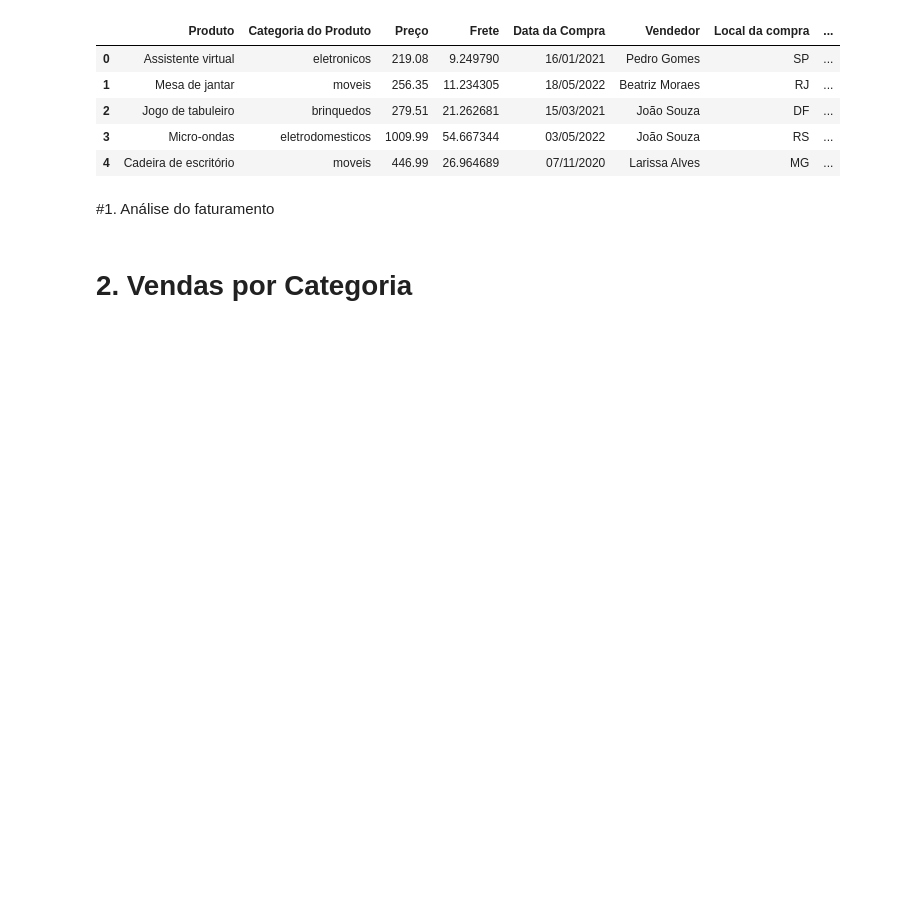
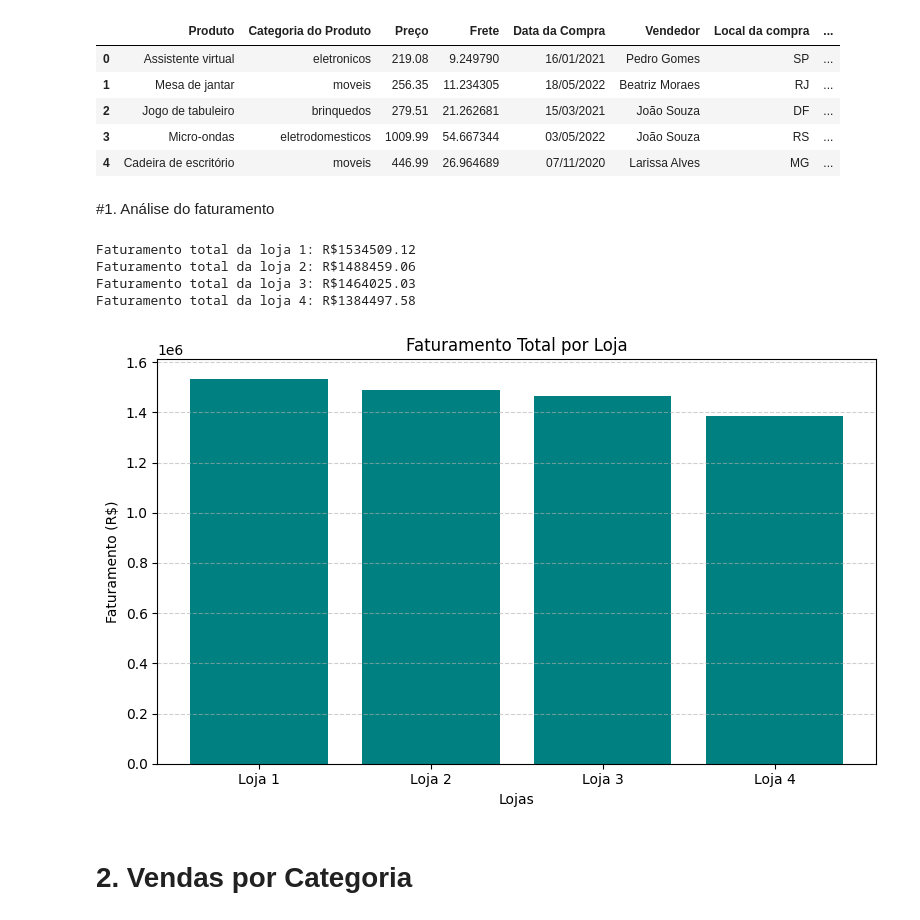
Before and after one commit to AzKatrine/challenge_one_data_science, a Jupyter notebook: AluraStoreBr.ipynb, the cells around one changed output. Drawn from its saved outputs; the diff is of its cells as text; code cells hidden in the pictures; blank space fills up the shorter version.

```diff
--- a/AluraStoreBr.ipynb
+++ b/AluraStoreBr.ipynb
@@ -25,5 +25,38 @@ loja.head()
 | 4 | Cadeira de escritório | moveis | 446.99 | 26.964689 | 07/11/2020 | Larissa Alves | MG | ... |
 # %% [markdown]
 #1. Análise do faturamento
+# %%
+faturamento_loja = loja['Preço'].sum()
+faturamento_loja2 = loja2['Preço'].sum()
+faturamento_loja3 = loja3['Preço'].sum()
+faturamento_loja4 = loja4['Preço'].sum()
+
+print(f'Faturamento total da loja 1: R${faturamento_loja:.2f}')
+print(f'Faturamento total da loja 2: R${faturamento_loja2:.2f}')
+print(f'Faturamento total da loja 3: R${faturamento_loja3:.2f}')
+print(f'Faturamento total da loja 4: R${faturamento_loja4:.2f}')
+# %% [output]
+Faturamento total da loja 1: R$1534509.12
+Faturamento total da loja 2: R$1488459.06
+Faturamento total da loja 3: R$1464025.03
+Faturamento total da loja 4: R$1384497.58
+# %%
+import matplotlib.pyplot as plt
+
+# Dados para o gráfico
+lojas = ['Loja 1', 'Loja 2', 'Loja 3', 'Loja 4']
+faturamentos = [faturamento_loja, faturamento_loja2, faturamento_loja3, faturamento_loja4]
+
+# Criando o gráfico de barras
+plt.figure(figsize=(8, 5))
+plt.bar(lojas, faturamentos, color='teal')
+plt.title('Faturamento Total por Loja')
+plt.ylabel('Faturamento (R$)')
+plt.xlabel('Lojas')
+plt.grid(axis='y', linestyle='--', alpha=0.6)
+plt.tight_layout()
+plt.show()
+# %% [output]
+[figure, added]
 # %% [markdown]
 # 2. Vendas por Categoria
```
Also changed, not shown: parts of 2 cells of this notebook.
